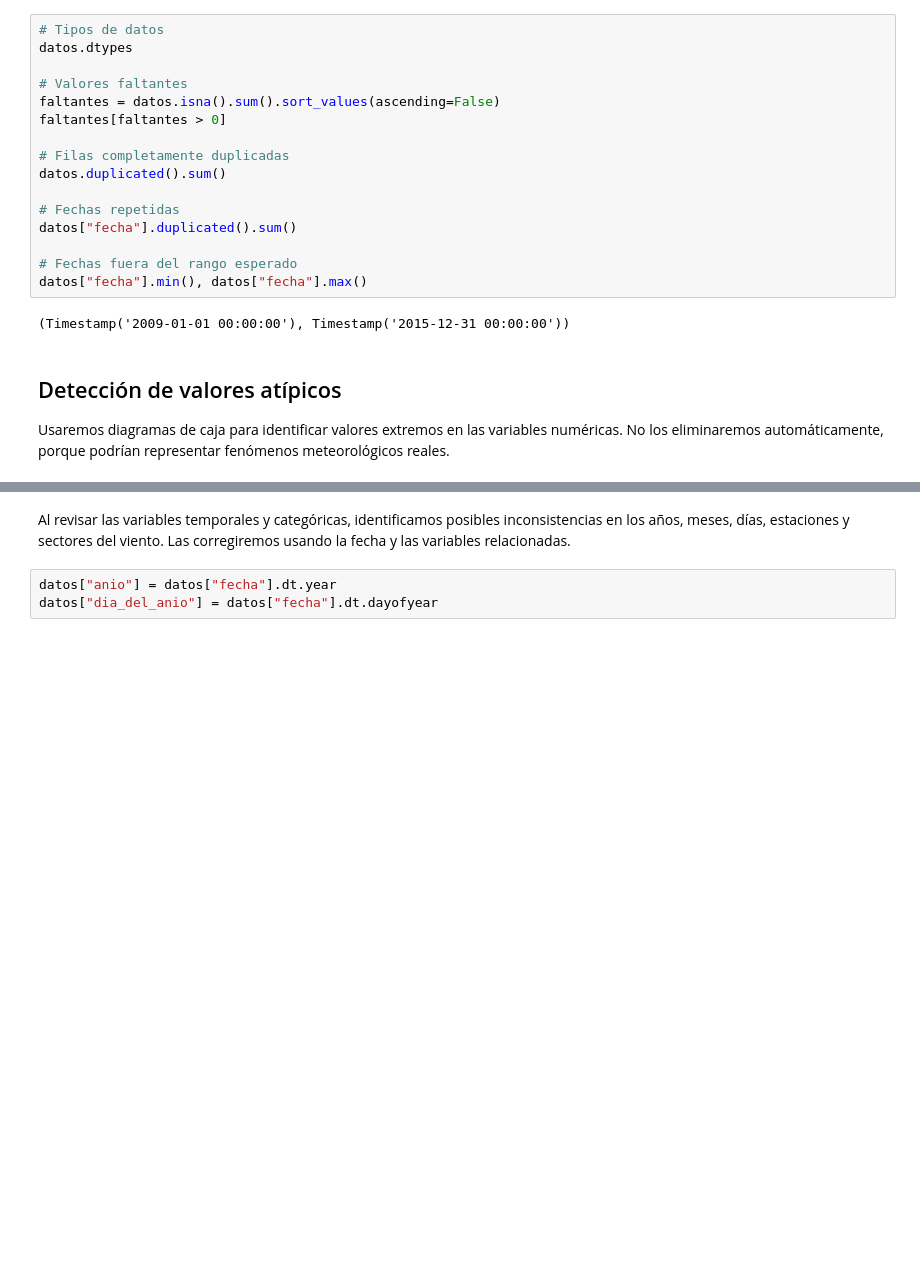
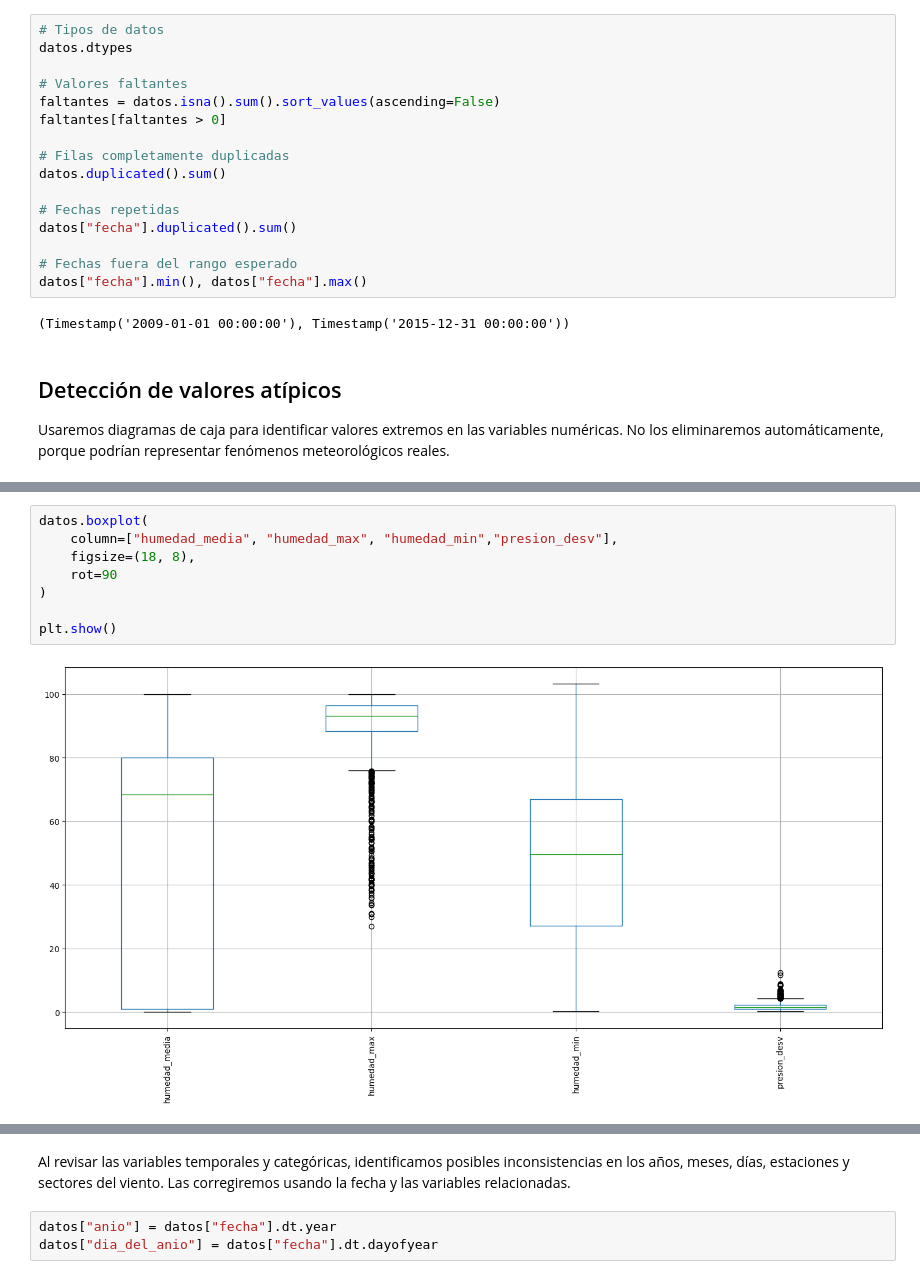
Before and after one commit to SebastianVO15/Laboratorio-1-G11-Aprendizaje-de-maquina, a Jupyter notebook: Laboratorio1_G11.ipynb, the cells around one changed output, grey strips where cells are left out. Saved outputs shown, nothing was run; the diff lists cells and outputs as text; blank space fills up the shorter version.

```diff
--- a/Laboratorio1_G11.ipynb
+++ b/Laboratorio1_G11.ipynb
@@ -263,0 +276,10 @@ plt.show()
+# %%
+datos.boxplot(
+    column=["humedad_media", "humedad_max", "humedad_min","presion_desv"],
+    figsize=(18, 8),
+    rot=90
+)
+
+plt.show()
+# %% [output]
+[figure, added]
```
Also changed, not shown: parts of 20 cells of this notebook.
